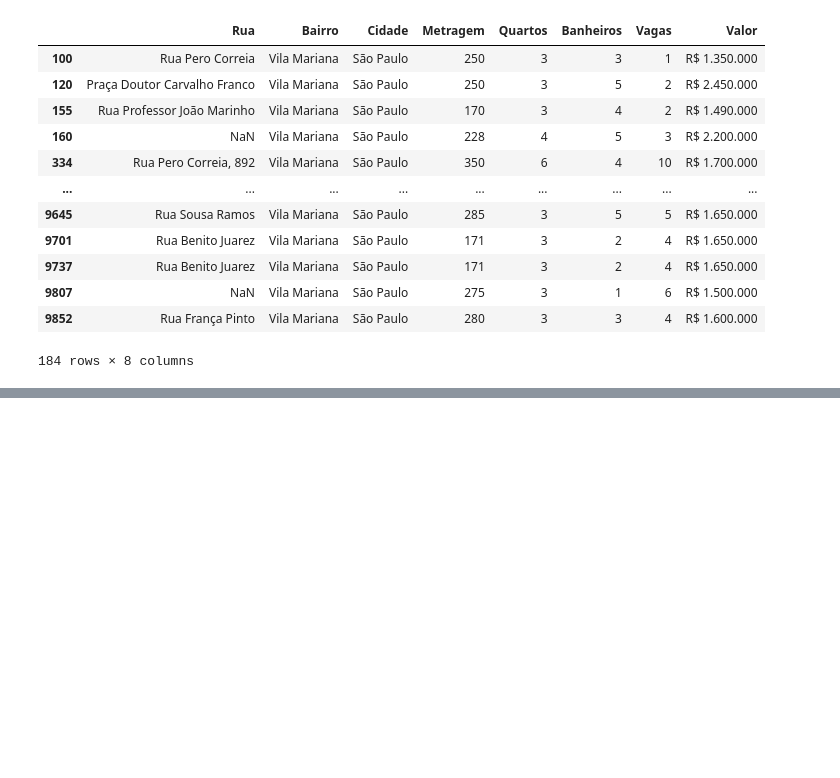
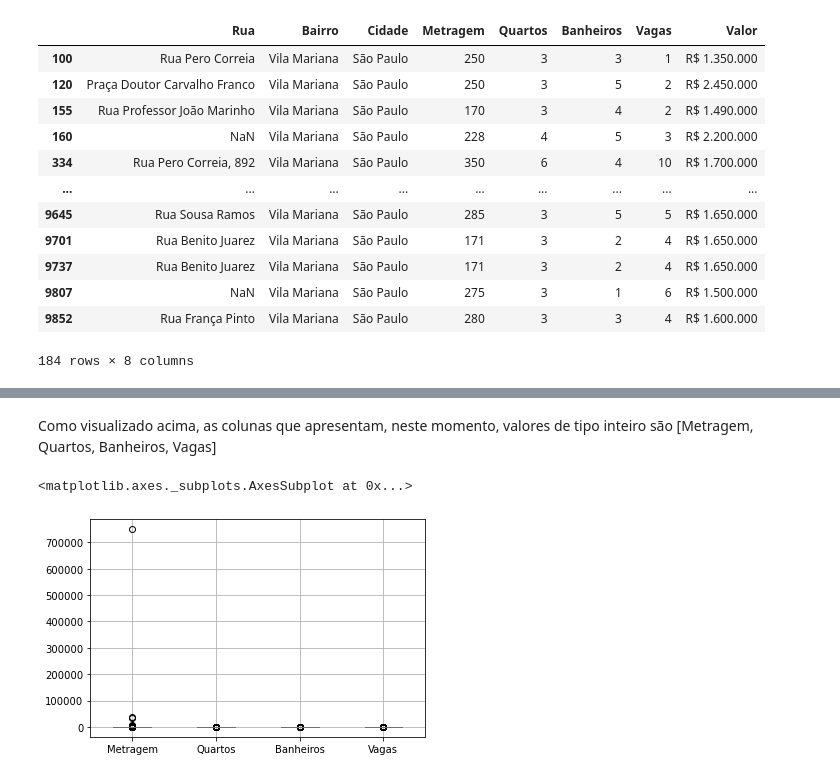
Before and after one commit to yorinori/imersao_dados4_Alura, a Jupyter notebook: Aula01_Imersao_dados_04.ipynb, the cells around one changed output, grey strips where cells are left out. Cells and saved outputs as stored; diff of their text form; code cells hidden in the pictures; blank space fills up the shorter version.

```diff
--- a/Aula01_Imersao_dados_04.ipynb
+++ b/Aula01_Imersao_dados_04.ipynb
@@ -305,0 +335,7 @@ dados.query("Bairro == 'Vila Mariana'")
+# %% [markdown]
+Como visualizado acima, as colunas que apresentam, neste momento, valores de tipo inteiro são [Metragem, Quartos, Banheiros, Vagas]
+# %%
+dados.boxplot()
+# %% [output]
+<matplotlib.axes._subplots.AxesSubplot at 0x...>
+[figure, added]
```
Also changed, not shown: parts of 23 cells of this notebook.
